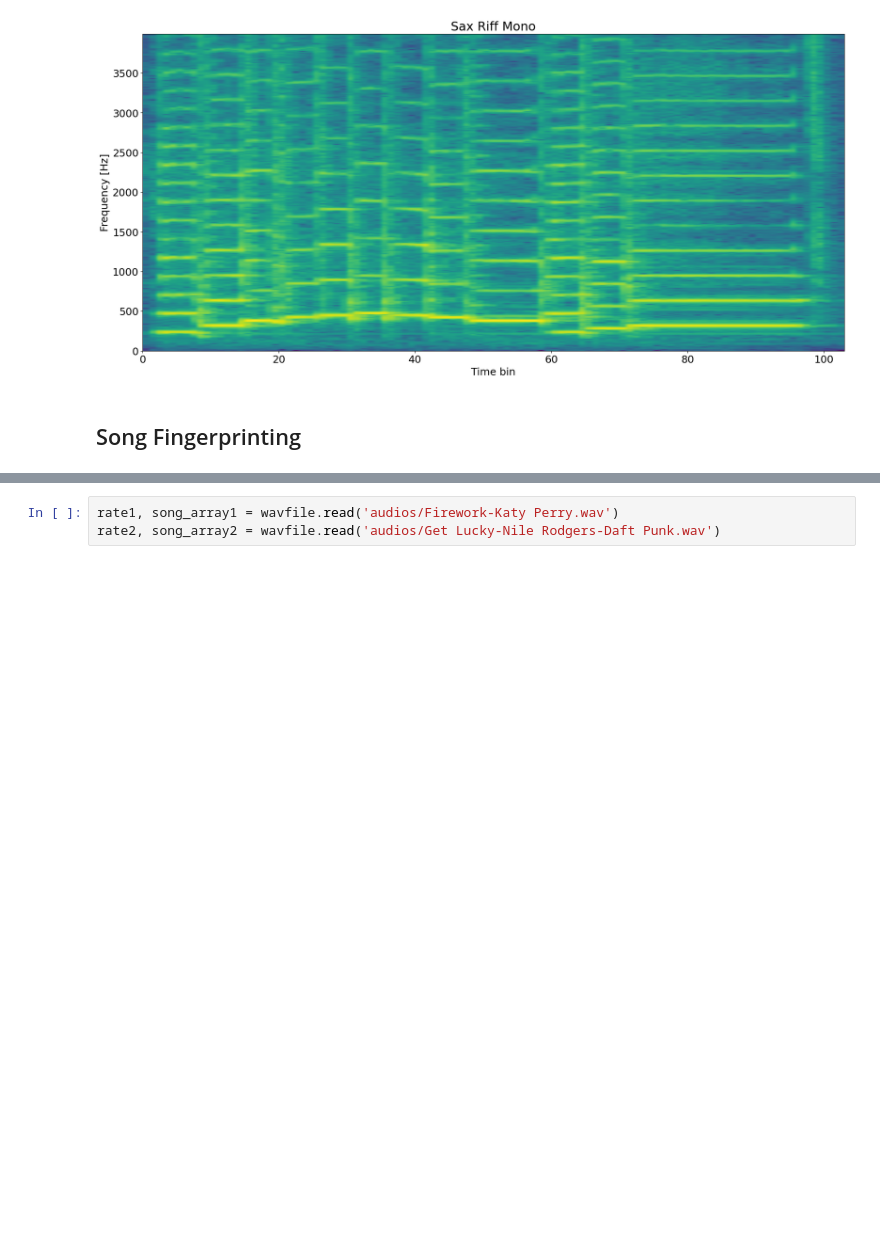
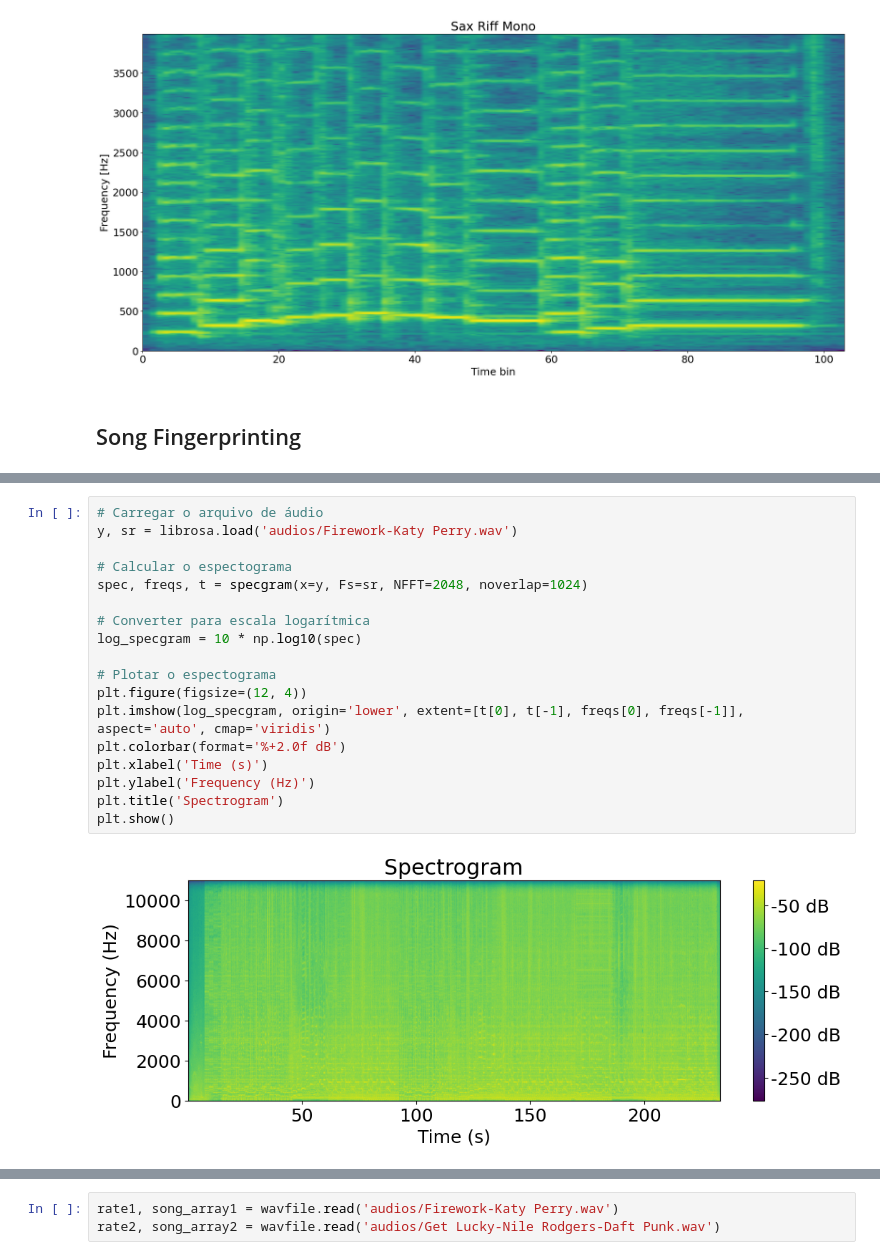
Before and after one commit to vitormeriat/digital-audio-processing, a Jupyter notebook: 08-analizing-hashing.ipynb, the cells around one changed output, grey strips where cells are left out. Drawn from its saved outputs; the diff is of its cells as text; blank space fills up the shorter version.

```diff
--- a/08-analizing-hashing.ipynb
+++ b/08-analizing-hashing.ipynb
@@ -120,0 +166,20 @@ show_specgram(Z_cut, 'viridis', extent_cut)
+# %%
+# Carregar o arquivo de áudio
+y, sr = librosa.load('audios/Firework-Katy Perry.wav')
+
+# Calcular o espectograma
+spec, freqs, t = specgram(x=y, Fs=sr, NFFT=2048, noverlap=1024)
+
+# Converter para escala logarítmica
+log_specgram = 10 * np.log10(spec)
+
+# Plotar o espectograma
+plt.figure(figsize=(12, 4))
+plt.imshow(log_specgram, origin='lower', extent=[t[0], t[-1], freqs[0], freqs[-1]], aspect='auto', cmap='viridis')
+plt.colorbar(format='%+2.0f dB')
+plt.xlabel('Time (s)')
+plt.ylabel('Frequency (Hz)')
+plt.title('Spectrogram')
+plt.show()
+# %% [output]
+[figure, added]
```
Also changed, not shown: parts of 9 cells of this notebook, 10 other files.
